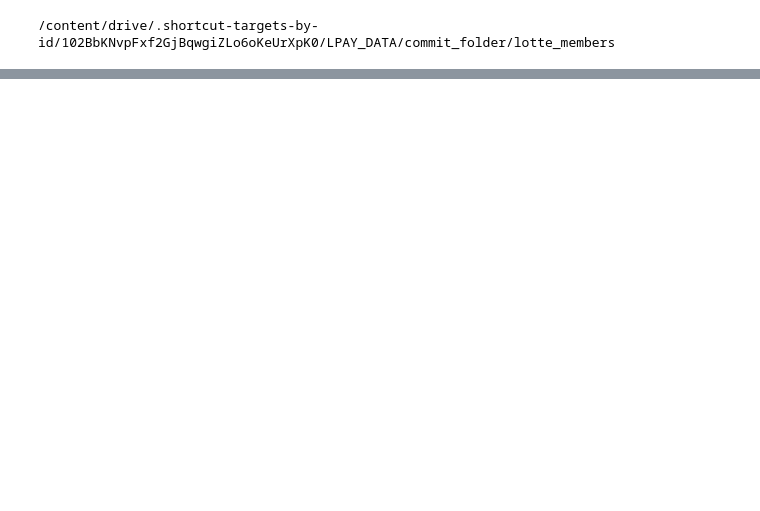
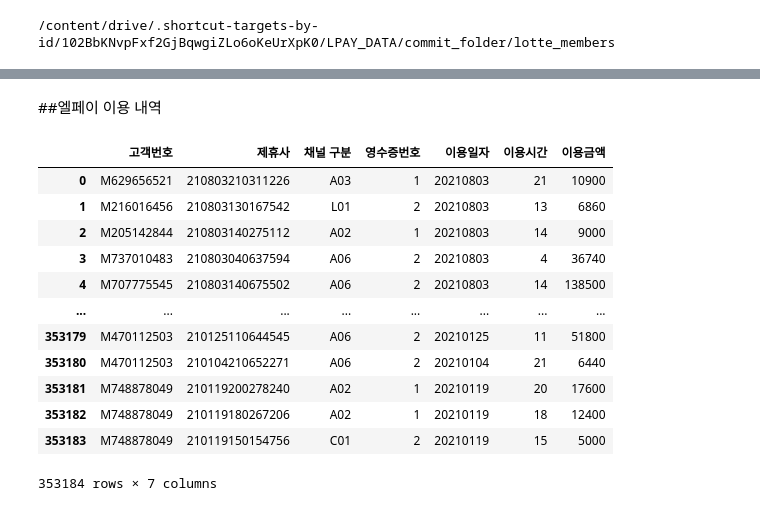
Before and after one commit to eowl4588/lotte_members, a Jupyter notebook: One.ipynb, the cells around one changed output, grey strips where cells are left out. Drawn from its saved outputs; the diff is of its cells as text; code cells hidden in the pictures; blank space fills up the shorter version.

```diff
--- a/One.ipynb
+++ b/One.ipynb
@@ -32,0 +169,24 @@ Branch 'main' set up to track remote branch 'main' from 'origin'.
+# %% [markdown]
+##엘페이 이용 내역
+# %%
+# LPAY history
+lpay = pd.read_csv('/content/drive/MyDrive/LPAY_DATA/data/LPOINT_BIG_COMP_06_LPAY.csv')
+# %%
+# column rename
+lpay.columns = ['고객번호','제휴사','채널 구분','영수증번호','이용일자','이용시간','이용금액']
+# %%
+lpay
+# %% [output]
+|  | 고객번호 | 제휴사 | 채널 구분 | 영수증번호 | 이용일자 | 이용시간 | 이용금액 |
+| 0 | M629656521 | 210803210311226 | A03 | 1 | 20210803 | 21 | 10900 |
+| 1 | M216016456 | 210803130167542 | L01 | 2 | 20210803 | 13 | 6860 |
+| 2 | M205142844 | 210803140275112 | A02 | 1 | 20210803 | 14 | 9000 |
+| 3 | M737010483 | 210803040637594 | A06 | 2 | 20210803 | 4 | 36740 |
+| 4 | M707775545 | 210803140675502 | A06 | 2 | 20210803 | 14 | 138500 |
+| ... | ... | ... | ... | ... | ... | ... | ... |
+| 353179 | M470112503 | 210125110644545 | A06 | 2 | 20210125 | 11 | 51800 |
+| 353180 | M470112503 | 210104210652271 | A06 | 2 | 20210104 | 21 | 6440 |
+| 353181 | M748878049 | 210119200278240 | A02 | 1 | 20210119 | 20 | 17600 |
+| 353182 | M748878049 | 210119180267206 | A02 | 1 | 20210119 | 18 | 12400 |
+| 353183 | M748878049 | 210119150154756 | C01 | 2 | 20210119 | 15 | 5000 |
+353184 rows × 7 columns
```
Also changed, not shown: parts of 28 cells of this notebook.
